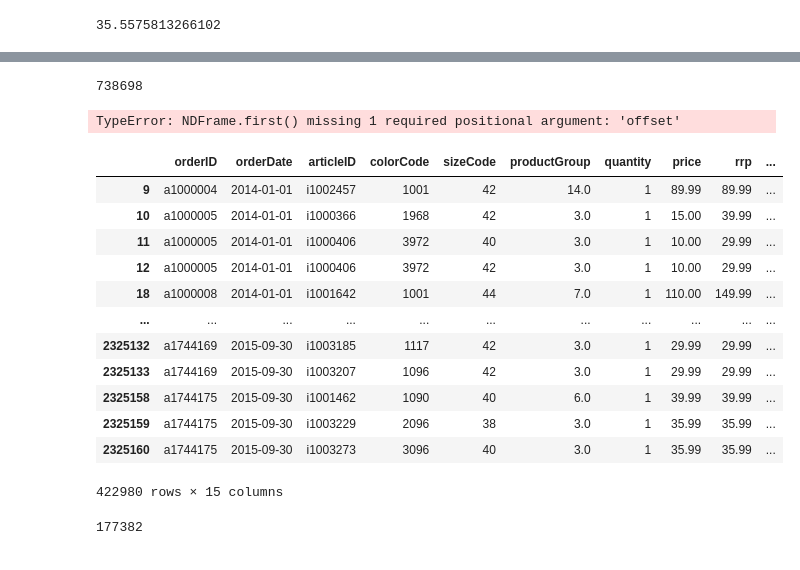
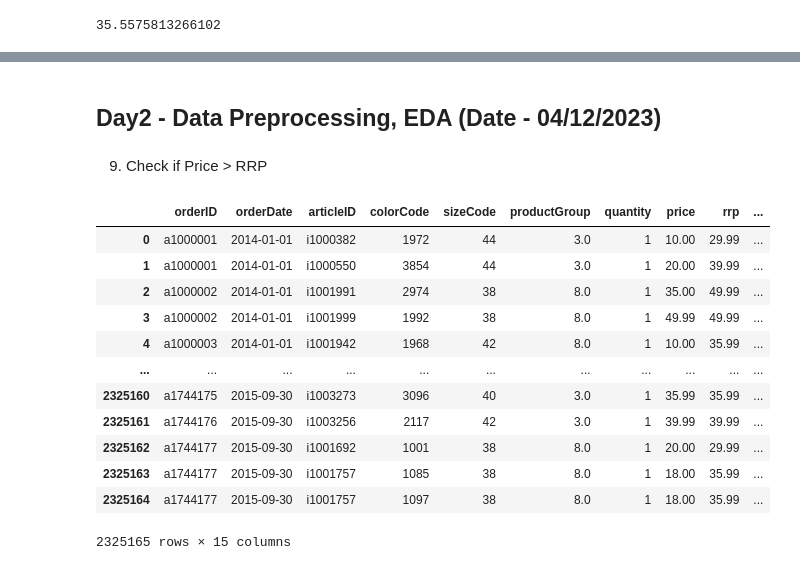
Before and after one commit to Santanu-Sen/CapstoneProject_Repository, a Jupyter notebook: ReturnPropensityModel_practiceSet.ipynb, the cells around one changed output, grey strips where cells are left out. Saved outputs shown, nothing was run; the diff lists cells and outputs as text; code cells hidden in the pictures.

```diff
--- a/ReturnPropensityModel_practiceSet.ipynb
+++ b/ReturnPropensityModel_practiceSet.ipynb
@@ -361,28 +443,20 @@ df_groupby_orderID.first()
+# %% [markdown]
+## Day2 - Data Preprocessing, EDA (Date - 04/12/2023)
+# %% [markdown]
+9. Check if Price > RRP
 # %%
-order_df['orderID'].nunique()
+order_df
 # %% [output]
+|  | orderID | orderDate | articleID | colorCode | sizeCode | productGroup | quantity | price | rrp | ... |
+| 0 | a1000001 | 2014-01-01 | i1000382 | 1972 | 44 | 3.0 | 1 | 10.00 | 29.99 | ... |
+| 1 | a1000001 | 2014-01-01 | i1000550 | 3854 | 44 | 3.0 | 1 | 20.00 | 39.99 | ... |
+| 2 | a1000002 | 2014-01-01 | i1001991 | 2974 | 38 | 8.0 | 1 | 35.00 | 49.99 | ... |
+| 3 | a1000002 | 2014-01-01 | i1001999 | 1992 | 38 | 8.0 | 1 | 49.99 | 49.99 | ... |
+| 4 | a1000003 | 2014-01-01 | i1001942 | 1968 | 42 | 8.0 | 1 | 10.00 | 35.99 | ... |
+| ... | ... | ... | ... | ... | ... | ... | ... | ... | ... | ... |
+| 2325160 | a1744175 | 2015-09-30 | i1003273 | 3096 | 40 | 3.0 | 1 | 35.99 | 35.99 | ... |
+| 2325161 | a1744176 | 2015-09-30 | i1003256 | 2117 | 42 | 3.0 | 1 | 39.99 | 39.99 | ... |
+| 2325162 | a1744177 | 2015-09-30 | i1001692 | 1001 | 38 | 8.0 | 1 | 20.00 | 29.99 | ... |
+| 2325163 | a1744177 | 2015-09-30 | i1001757 | 1085 | 38 | 8.0 | 1 | 18.00 | 35.99 | ... |
+| 2325164 | a1744177 | 2015-09-30 | i1001757 | 1097 | 38 | 8.0 | 1 | 18.00 | 35.99 | ... |
-738698
+2325165 rows × 15 columns
-# %%
-df_group_return = df_groupby_orderID.filter(lambda x: x['returnQuantity'].min() > 0)
-# %% [output]
-TypeError: NDFrame.first() missing 1 required positional argument: 'offset'
-# %%
-df_group_return
-# %% [output]
-|  | orderID | orderDate | articleID | colorCode | sizeCode | productGroup | quantity | price | rrp | ... |
-| 9 | a1000004 | 2014-01-01 | i1002457 | 1001 | 42 | 14.0 | 1 | 89.99 | 89.99 | ... |
-| 10 | a1000005 | 2014-01-01 | i1000366 | 1968 | 42 | 3.0 | 1 | 15.00 | 39.99 | ... |
-| 11 | a1000005 | 2014-01-01 | i1000406 | 3972 | 40 | 3.0 | 1 | 10.00 | 29.99 | ... |
-| 12 | a1000005 | 2014-01-01 | i1000406 | 3972 | 42 | 3.0 | 1 | 10.00 | 29.99 | ... |
-| 18 | a1000008 | 2014-01-01 | i1001642 | 1001 | 44 | 7.0 | 1 | 110.00 | 149.99 | ... |
-| ... | ... | ... | ... | ... | ... | ... | ... | ... | ... | ... |
-| 2325132 | a1744169 | 2015-09-30 | i1003185 | 1117 | 42 | 3.0 | 1 | 29.99 | 29.99 | ... |
-| 2325133 | a1744169 | 2015-09-30 | i1003207 | 1096 | 42 | 3.0 | 1 | 29.99 | 29.99 | ... |
-| 2325158 | a1744175 | 2015-09-30 | i1001462 | 1090 | 40 | 6.0 | 1 | 39.99 | 39.99 | ... |
-| 2325159 | a1744175 | 2015-09-30 | i1003229 | 2096 | 38 | 3.0 | 1 | 35.99 | 35.99 | ... |
-| 2325160 | a1744175 | 2015-09-30 | i1003273 | 3096 | 40 | 3.0 | 1 | 35.99 | 35.99 | ... |
-422980 rows × 15 columns
-# %%
-df_group_return['orderID'].nunique()
-# %% [output]
-177382
```
Also changed, not shown: parts of 16 cells of this notebook.
